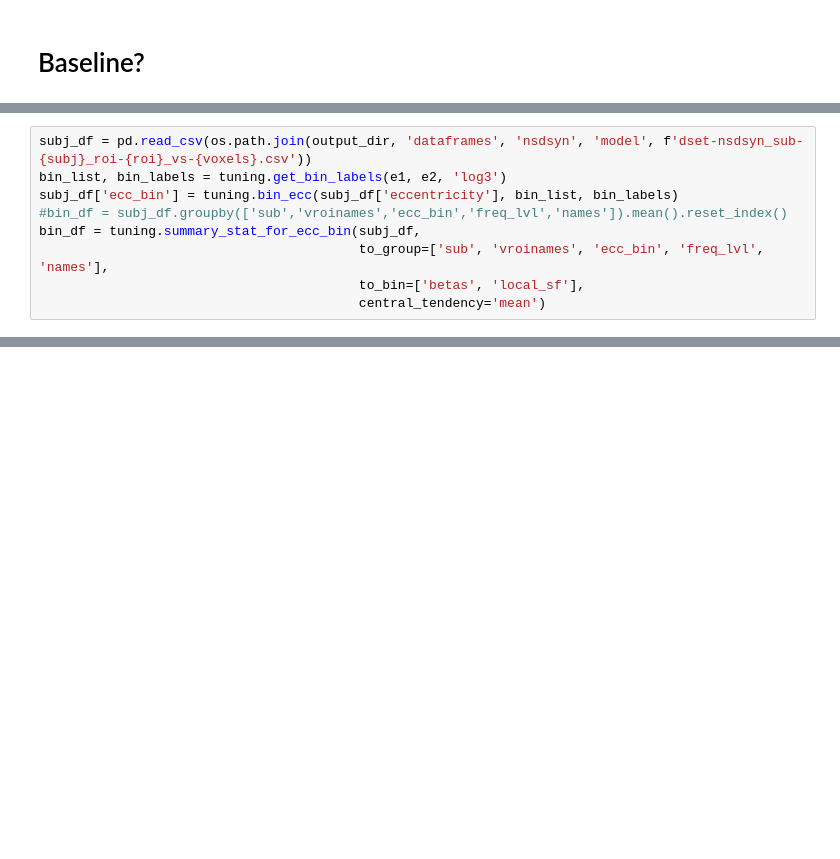
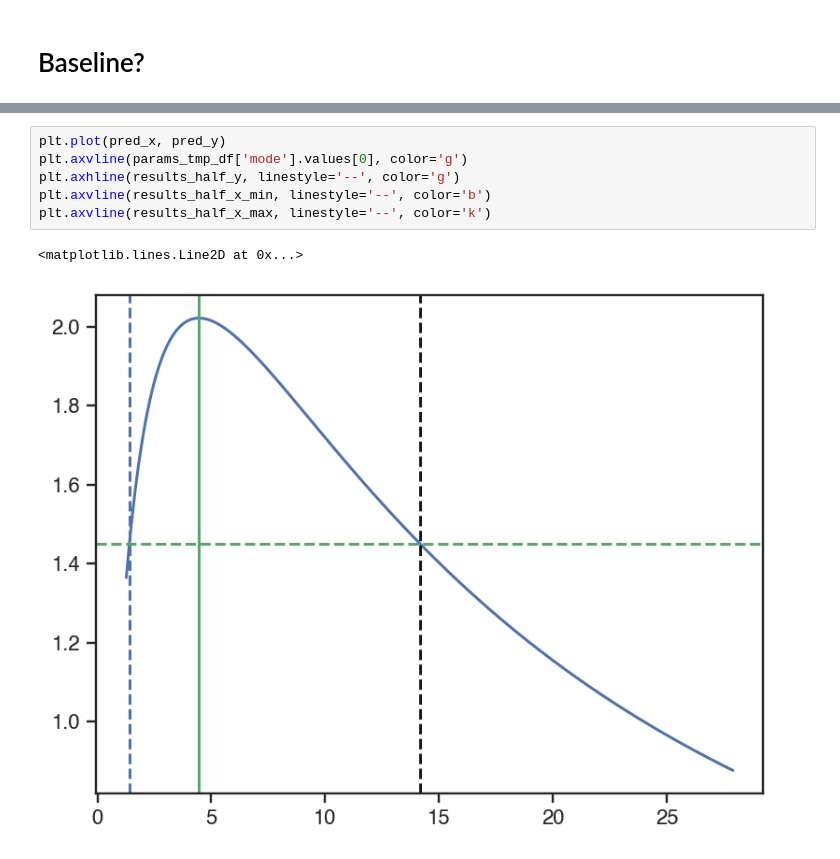
Before and after one commit to JiyeongHa/Spatial-Frequency-Preference_NSDsyn, a Jupyter notebook: notebooks/2-tuning-curves.ipynb, the cells around one changed output, grey strips where cells are left out. Drawn from its saved outputs; the diff is of its cells as text; blank space fills up the shorter version.

```diff
--- a/notebooks/2-tuning-curves.ipynb
+++ b/notebooks/2-tuning-curves.ipynb
@@ -322,9 +298,0 @@ e.voxel.nunique()
-# %%
-subj_df = pd.read_csv(os.path.join(output_dir, 'dataframes', 'nsdsyn', 'model', f'dset-nsdsyn_sub-{subj}_roi-{roi}_vs-{voxels}.csv'))
-bin_list, bin_labels = tuning.get_bin_labels(e1, e2, 'log3')
-subj_df['ecc_bin'] = tuning.bin_ecc(subj_df['eccentricity'], bin_list, bin_labels)
-#bin_df = subj_df.groupby(['sub','vroinames','ecc_bin','freq_lvl','names']).mean().reset_index()
-bin_df = tuning.summary_stat_for_ecc_bin(subj_df,
-                                         to_group=['sub', 'vroinames', 'ecc_bin', 'freq_lvl', 'names'],
-                                         to_bin=['betas', 'local_sf'],
-                                         central_tendency='mean')
@@ -330,0 +346,9 @@ bin_df = tuning.summary_stat_for_ecc_bin(subj_df,
+# %%
+plt.plot(pred_x, pred_y)
+plt.axvline(params_tmp_df['mode'].values[0], color='g')
+plt.axhline(results_half_y, linestyle='--', color='g')
+plt.axvline(results_half_x_min, linestyle='--', color='b')
+plt.axvline(results_half_x_max, linestyle='--', color='k')
+# %% [output]
+<matplotlib.lines.Line2D at 0x...>
+[figure, added]
```
Also changed, not shown: parts of 18 cells of this notebook, 3 other files.
